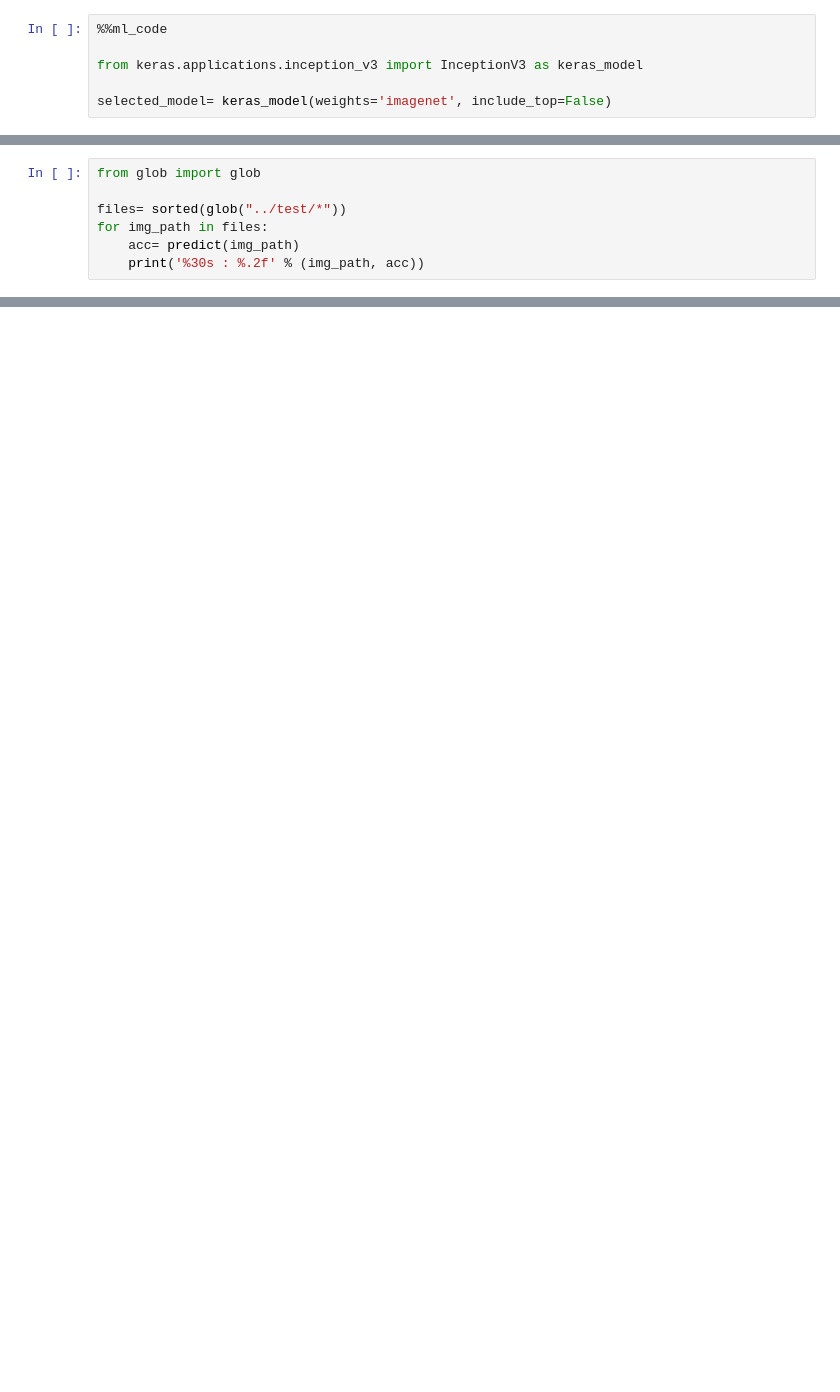
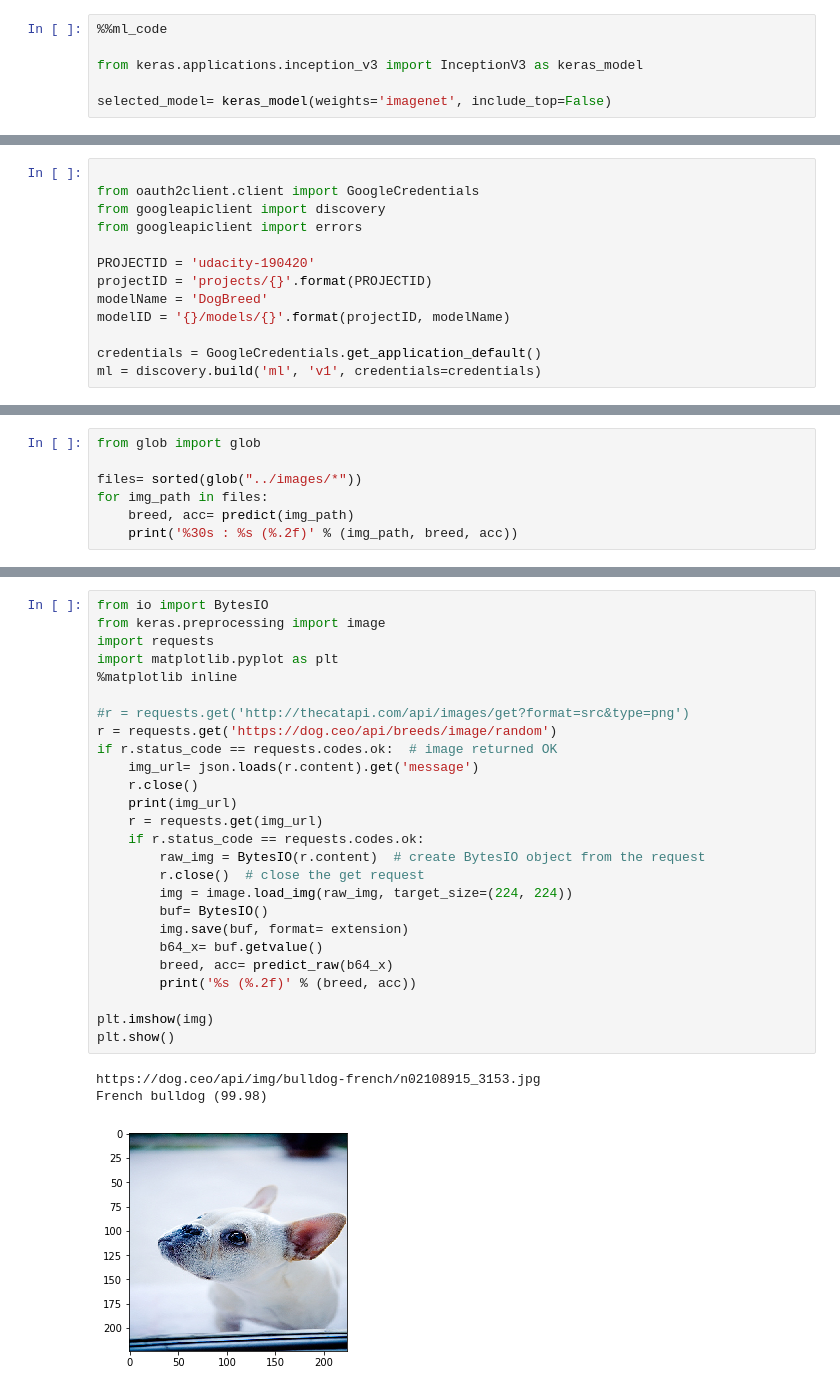
Before and after one commit to gregoriomezquita/dog-breed, a Jupyter notebook: cloud-ml/cloud-ml.ipynb, the cells around one changed output, grey strips where cells are left out. Drawn from its saved outputs; the diff is of its cells as text; blank space fills up the shorter version.

```diff
--- a/cloud-ml/cloud-ml.ipynb
+++ b/cloud-ml/cloud-ml.ipynb
@@ -71,0 +101,13 @@ def predict(img_path):
+# %%
+
+from oauth2client.client import GoogleCredentials
+from googleapiclient import discovery
+from googleapiclient import errors
+
+PROJECTID = 'udacity-190420'
+projectID = 'projects/{}'.format(PROJECTID)
+modelName = 'DogBreed'
+modelID = '{}/models/{}'.format(projectID, modelName)
+
+credentials = GoogleCredentials.get_application_default()
+ml = discovery.build('ml', 'v1', credentials=credentials)
@@ -72,8 +160,8 @@ def predict(img_path):
 # %%
 from glob import glob
 
-files= sorted(glob("../test/*"))
+files= sorted(glob("../images/*"))
 for img_path in files:
-    acc= predict(img_path)
-    print('%30s : %.2f' % (img_path, acc))
+    breed, acc= predict(img_path)
+    print('%30s : %s (%.2f)' % (img_path, breed, acc))
 # %% [output]
@@ -94,0 +178,30 @@ for img_path in files:
+# %%
+from io import BytesIO
+from keras.preprocessing import image
+import requests
+import matplotlib.pyplot as plt
+%matplotlib inline
+
+#r = requests.get('http://thecatapi.com/api/images/get?format=src&type=png')
+r = requests.get('https://dog.ceo/api/breeds/image/random')
+if r.status_code == requests.codes.ok:  # image returned OK
+    img_url= json.loads(r.content).get('message')
+    r.close()
+    print(img_url)
+    r = requests.get(img_url)
+    if r.status_code == requests.codes.ok:
+        raw_img = BytesIO(r.content)  # create BytesIO object from the request
+        r.close()  # close the get request
+        img = image.load_img(raw_img, target_size=(224, 224))
+        buf= BytesIO()
+        img.save(buf, format= extension)
+        b64_x= buf.getvalue()
+        breed, acc= predict_raw(b64_x)
+        print('%s (%.2f)' % (breed, acc))
+
+plt.imshow(img)
+plt.show()
+# %% [output]
+https://dog.ceo/api/img/bulldog-french/n02108915_3153.jpg
+French bulldog (99.98)
+[figure, added]
```
Also changed, not shown: parts of 13 cells of this notebook, 1 other file.
